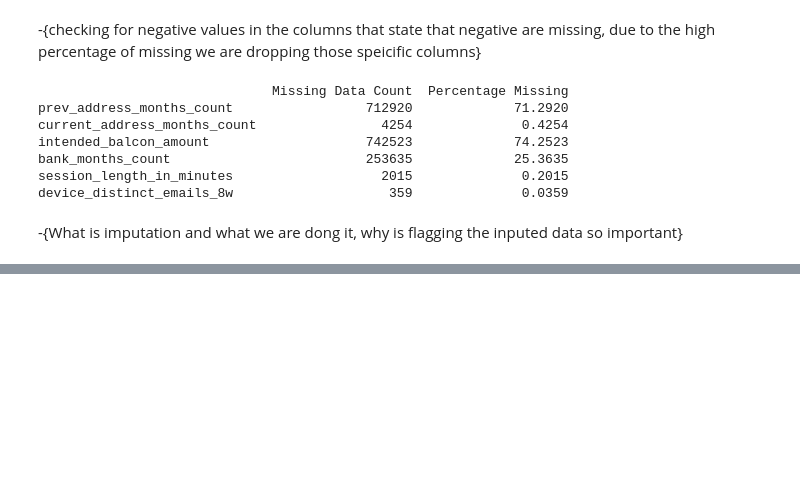
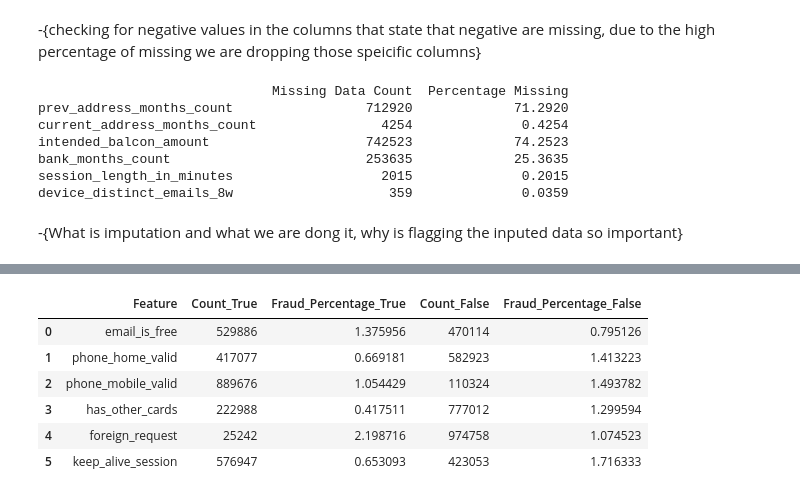
Before and after one commit to jwickham1023/DSCI445-Final-Project, a Jupyter notebook: paper.ipynb, the cells around one changed output, grey strips where cells are left out. Drawn from its saved outputs; the diff is of its cells as text; code cells hidden in the pictures; blank space fills up the shorter version.

```diff
--- a/paper.ipynb
+++ b/paper.ipynb
@@ -120,0 +350,51 @@ for col in columns_to_impute:
+# %%
+# Assuming the actual data for binary predictors is available in a dataset called `df`:
+
+# Define binary predictors
+binary_predictors = [
+    "email_is_free",
+    "phone_home_valid",
+    "phone_mobile_valid",
+    "has_other_cards",
+    "foreign_request",
+    "keep_alive_session"
+]
+
+# Create an empty list to store the analysis
+binary_analysis = []
+
+# Loop through each binary predictor and calculate distribution and fraud percentage
+for predictor in binary_predictors:
+    # Count the number of True and False values
+    true_count = cleaned_data[predictor].sum()
+    false_count = len(cleaned_data) - true_count
+
+    # Calculate fraud percentage for True and False
+    fraud_true = cleaned_data[(cleaned_data[predictor] == 1) & (cleaned_data['fraud_bool'] == 1)].shape[0]
+    fraud_false = cleaned_data[(cleaned_data[predictor] == 0) & (cleaned_data['fraud_bool'] == 1)].shape[0]
+
+    fraud_percentage_true = (fraud_true / true_count) * 100 if true_count > 0 else 0
+    fraud_percentage_false = (fraud_false / false_count) * 100 if false_count > 0 else 0
+
+    # Append results to the analysis list
+    binary_analysis.append({
+        "Feature": predictor,
+        "Count_True": true_count,
+        "Fraud_Percentage_True": fraud_percentage_true,
+        "Count_False": false_count,
+        "Fraud_Percentage_False": fraud_percentage_false
+    })
+
+# Convert the analysis into a DataFrame
+binary_analysis_df = pd.DataFrame(binary_analysis)
+
+# Display the analysis
+binary_analysis_df
+# %% [output]
+|  | Feature | Count_True | Fraud_Percentage_True | Count_False | Fraud_Percentage_False |
+| 0 | email_is_free | 529886 | 1.375956 | 470114 | 0.795126 |
+| 1 | phone_home_valid | 417077 | 0.669181 | 582923 | 1.413223 |
+| 2 | phone_mobile_valid | 889676 | 1.054429 | 110324 | 1.493782 |
+| 3 | has_other_cards | 222988 | 0.417511 | 777012 | 1.299594 |
+| 4 | foreign_request | 25242 | 2.198716 | 974758 | 1.074523 |
+| 5 | keep_alive_session | 576947 | 0.653093 | 423053 | 1.716333 |
```
Also changed, not shown: parts of 13 cells of this notebook.
